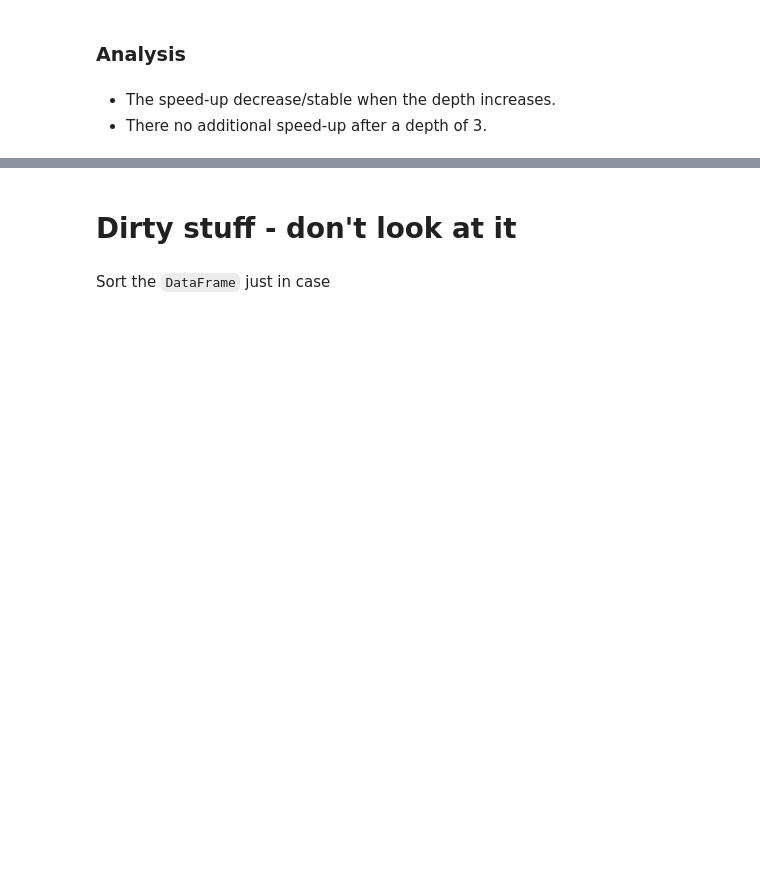
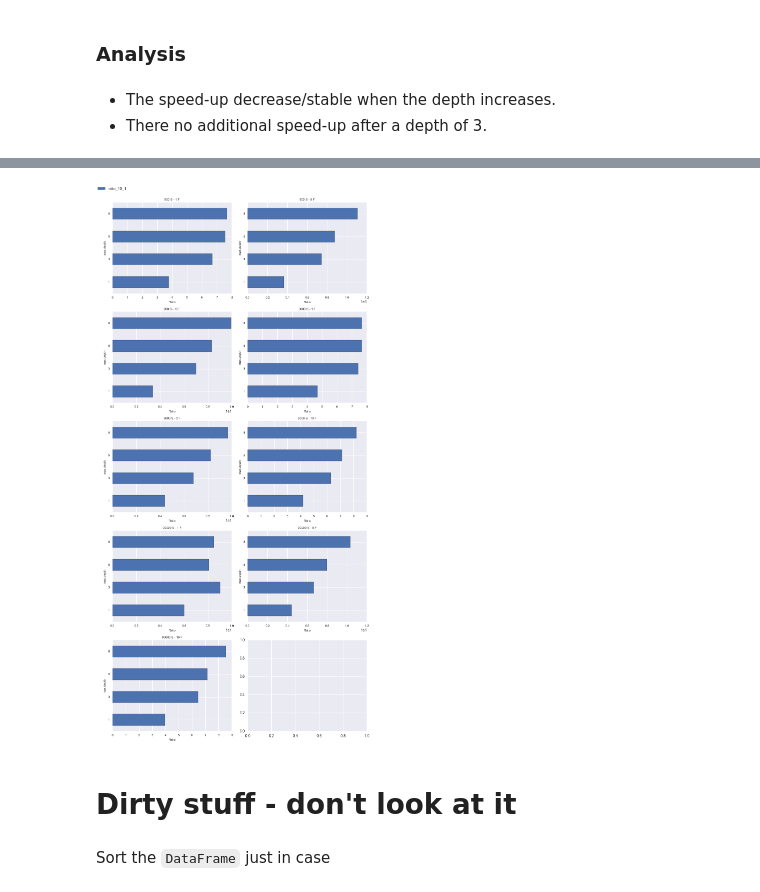
Before and after one commit to blueroutecn/gbrt-benchmarks, a Jupyter notebook: notebook_benchmarking.ipynb, the cells around one changed output, grey strips where cells are left out. Saved outputs shown, nothing was run; the diff lists cells and outputs as text; code cells hidden in the pictures; blank space fills up the shorter version.

```diff
--- a/notebook_benchmarking.ipynb
+++ b/notebook_benchmarking.ipynb
@@ -297,3 +364,49 @@ plt.tight_layout()
+# %%
+# Define which columns need to be selected
+col_to_select = ['avg_fit_time', 'num_samples', 'num_features', 'max_depth', 'n_estimators']
+df_skl = data_skl_depth_presort.loc[:, col_to_select]
+
+# Group the DataFrame depeding of the number of estimator
+grouped_num_estimators = df_skl.groupby('n_estimators')
+
+# Create a list DataFrame and exclude the number of estimators
+col_to_select = ['avg_fit_time', 'num_samples', 'num_features', 'max_depth']
+data_bench = [ge.loc[:, col_to_select] for ne, ge in grouped_num_estimators]
+
+# Rename the columns corresponding to the fit time
+data_bench[0] = data_bench[0].rename(columns = {'avg_fit_time': 'fit_time_est_1'})
+data_bench[1] = data_bench[1].rename(columns = {'avg_fit_time': 'fit_time_est_10'})
+
+# The name of the column to use for the merging
+key_merging = ['num_samples', 'num_features', 'max_depth']
+# Merge the two first bench - keep only the intersection
+df_bench = pd.merge(data_bench[0], data_bench[1], on=key_merging, how='inner')
+
+# Compute the ratio 10/1 estimators
+df_bench['ratio_10_1'] = df_bench['fit_time_est_10'] / df_bench['fit_time_est_1']
+# %%
+# Create a subplot
+nb_plot = 9
+ncols = 2
+nrows = int(np.ceil(nb_plot / ncols))
+fig, axs = plt.subplots(nrows=nrows, ncols=ncols, figsize=(10, 20))
+
+# Groupe the data for plotting
+grouped_num_samples = df_bench.groupby('num_samples')
+nplot = 0
+for ns, gs in grouped_num_samples:
+    grouped_num_features = gs.groupby('num_features')
+    for nf, gf in grouped_num_features:
+            df = gf.set_index('max_depth')
+            # Compute the index of the axis where to plot
+            idx_ax = np.unravel_index(nplot, (nrows, ncols))
+            # Sent the data to plot by selecting the column of interest
+            p, l = pd_df_barh(axs[idx_ax], df['ratio_10_1'], (ns, nf))
+            nplot += 1
+fig.legend(p, l, bbox_to_anchor=(0., 1., 1., .102), loc=3, ncol=3, mode="expand", borderaxespad=0.)
+plt.tight_layout()
+# %% [output]
+[figure, added]
 # %% [markdown]
 # Dirty stuff - don't look at it
 # %% [markdown]
```
Also changed, not shown: parts of 10 cells of this notebook.
